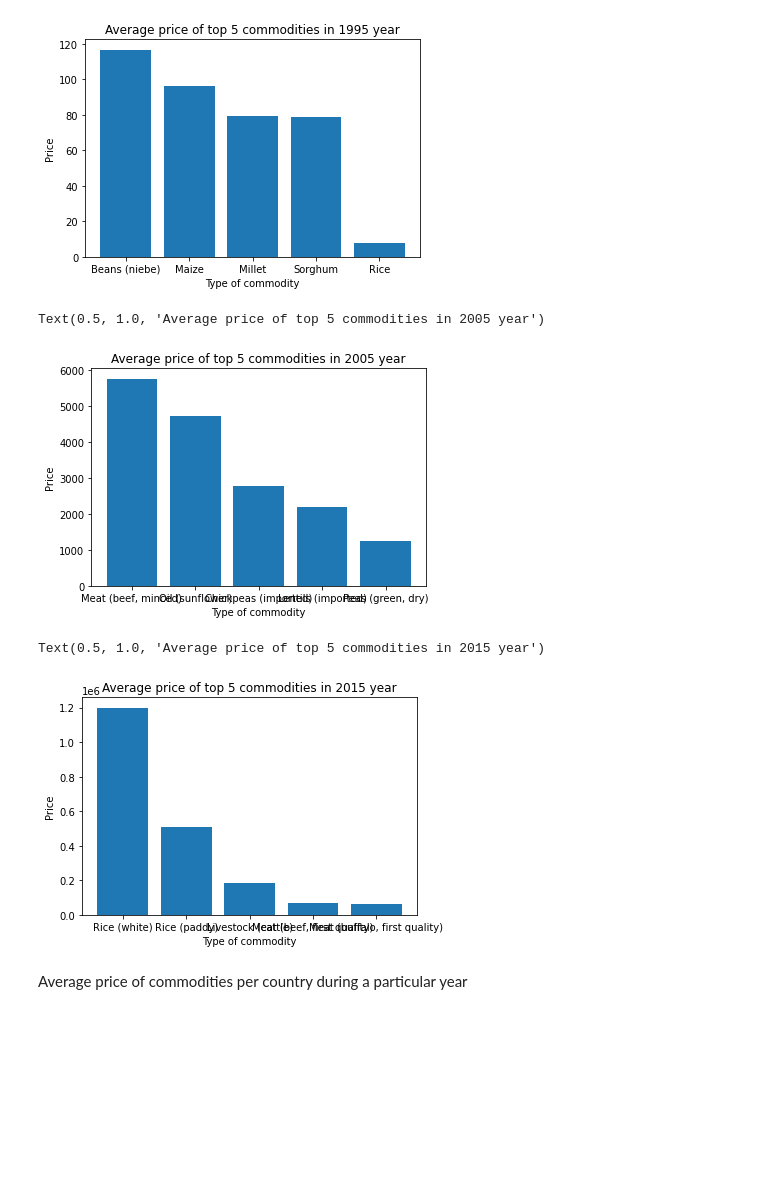
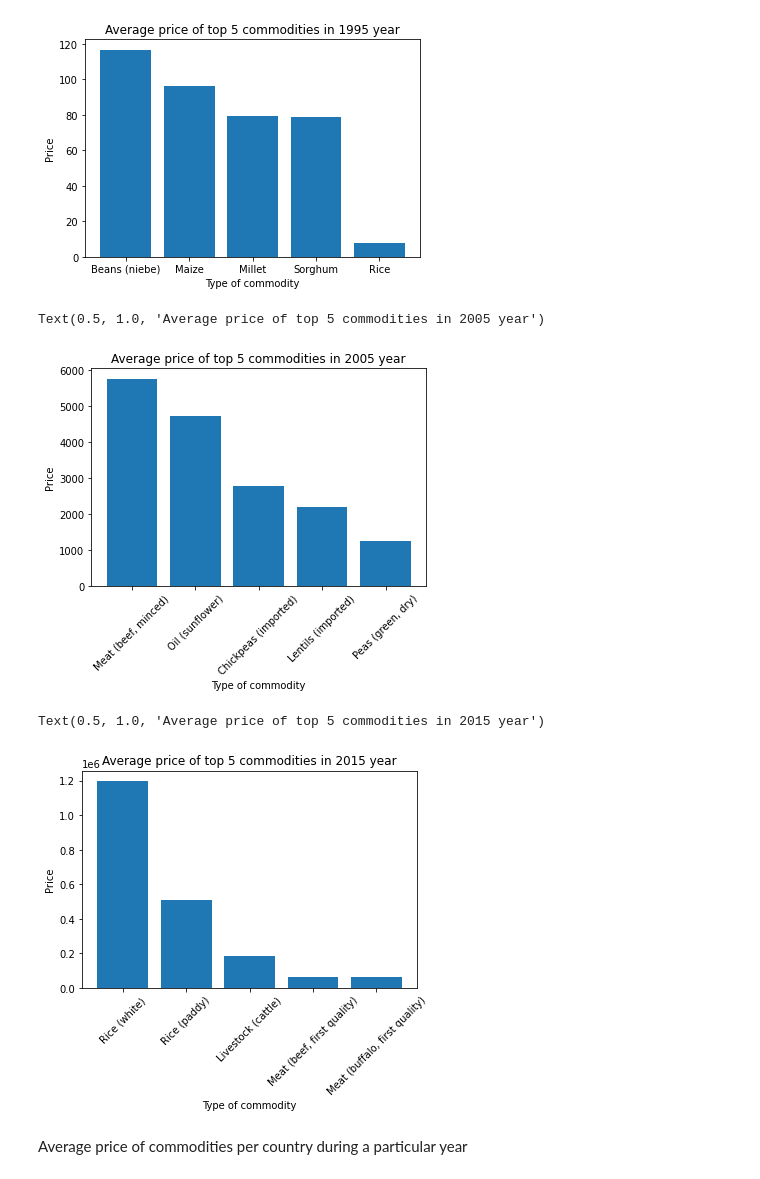
Before and after one commit to Shubhigupta1310/Bootcamp-Project, a Jupyter notebook: Global_food_price.ipynb, the cells around one changed output. Cells and saved outputs as stored; diff of their text form; code cells hidden in the pictures; blank space fills up the shorter version.

```diff
--- a/Global_food_price.ipynb
+++ b/Global_food_price.ipynb
@@ -5,7 +5,7 @@ import pandas as pd
 # %%
 import numpy as np
 # %%
-df = pd.read_csv("wfp_market_food_prices.csv",encoding='latin-1')
+df = pd.read_csv("/wfp_market_food_prices.csv",encoding='latin-1')
 # %%
 df.info()
 # %% [output]
@@ -76,10 +76,11 @@ df_A21 = df[df["mp_year"]== 2005].groupby("cm_name")["mp_price"].mean().to_frame
 # %%
 plt.bar(df_A21.index, df_A21["mp_price"])
 plt.xlabel("Type of commodity")
+plt.xticks(rotation=45)
 plt.ylabel("Price")
 plt.title("Average price of top 5 commodities in 2005 year")
 # %% [output]
 Text(0.5, 1.0, 'Average price of top 5 commodities in 2005 year')
-[figure, old version]
+[figure, new version]
 # %%
 
@@ -87,11 +88,12 @@ plt.show()df_A22= df[df["mp_year"]== 2015].groupby("cm_name")["mp_price"].mean()
 # %%
 plt.bar(df_A22.index, df_A22["mp_price"])
 plt.xlabel("Type of commodity")
+plt.xticks(rotation=45)
 plt.ylabel("Price")
 plt.title("Average price of top 5 commodities in 2015 year")
 # %% [output]
 Text(0.5, 1.0, 'Average price of top 5 commodities in 2015 year')
-[figure, old version]
+[figure, new version]
 # %%
 df_B = df[df["mp_year"]== 1995].groupby(['adm0_name'])["mp_price"].mean().to_frame().sort_values(by=['mp_price'], ascending=False)
 # %% [markdown]
```
Also changed, not shown: parts of 15 cells of this notebook.
